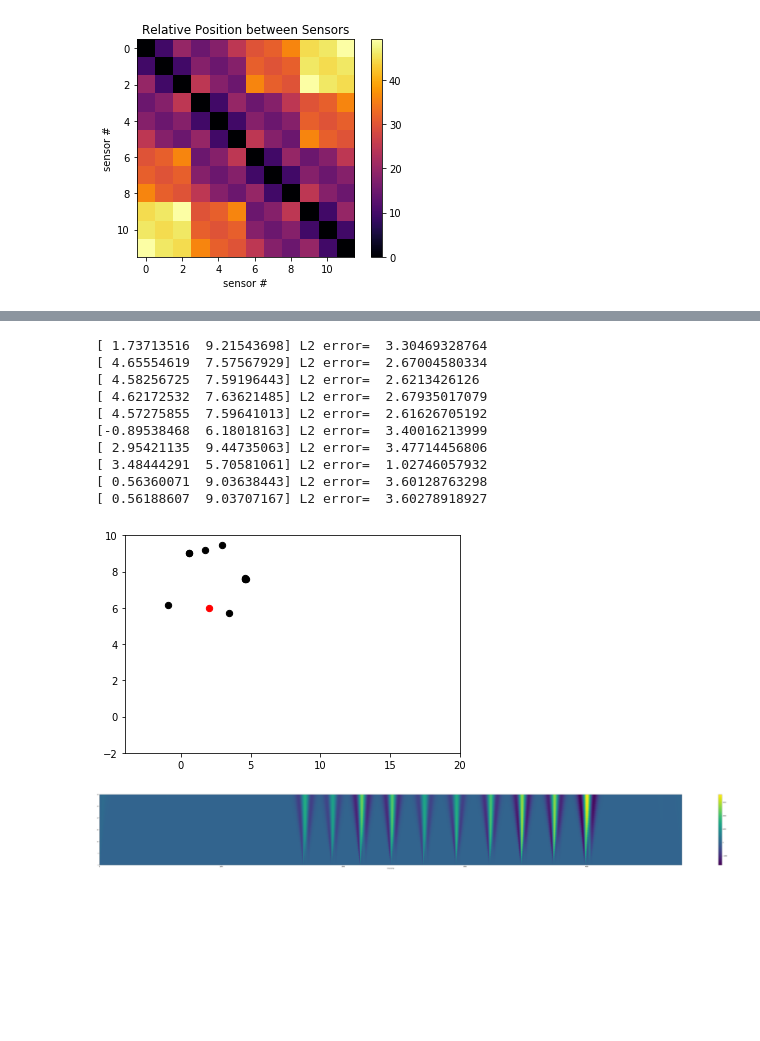
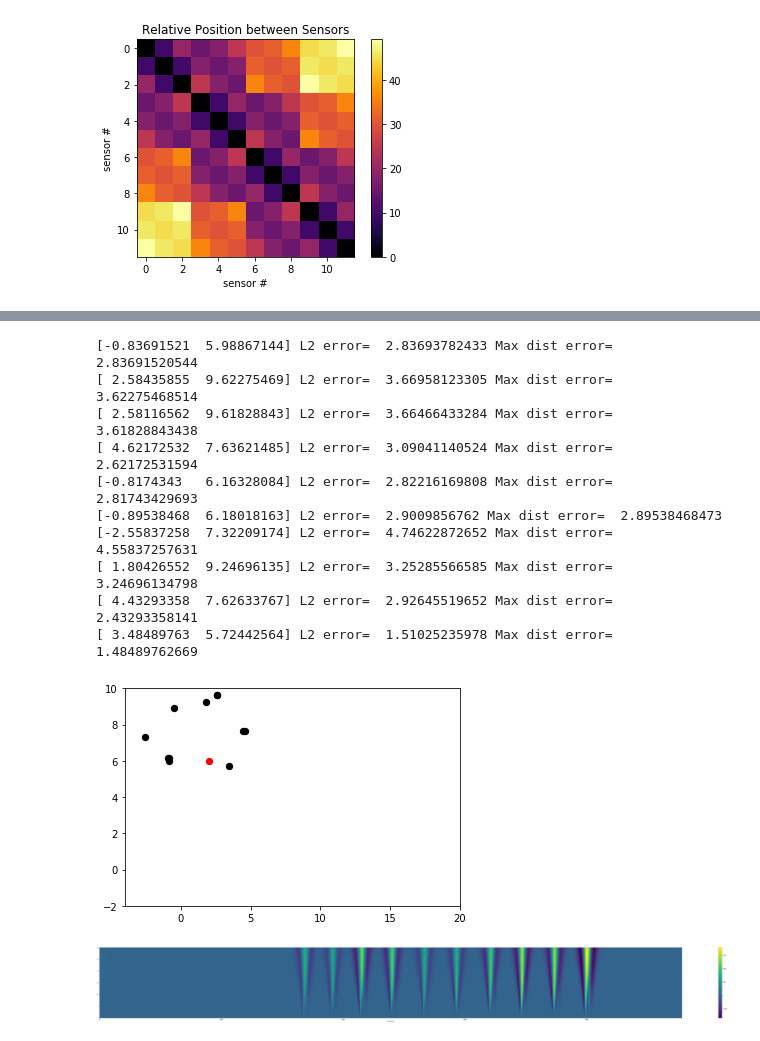
Before and after one commit to sarahaguasvivas/source-local-board, a Jupyter notebook: Source_Local_Method2.ipynb, the cells around one changed output, grey strips where cells are left out. Drawn from its saved outputs; the diff is of its cells as text; code cells hidden in the pictures; blank space fills up the shorter version.

```diff
--- a/Source_Local_Method2.ipynb
+++ b/Source_Local_Method2.ipynb
@@ -282,46 +310,48 @@ with open(f) as file: #this loop will be replaced by some pyserial readline inst
                 pair1= Breeding(listsens, 0) #sensor1 will start at 0
                 x1= Hash[1][0]
                 y1= Hash[1][1]
                 x2= Hash[pair1[0]+1][0]
                 y2= Hash[pair1[0]+1][1]
                 x3= Hash[pair1[1]+1][0]
                 y3= Hash[pair1[1]+1][1]
                 s1= sensdata1
                 s2= listsens[pair1[0]]
                 s3= listsens[pair1[1]]
                 ss1= listsens1[0]
                 ss2= listsens1[pair1[0]]
                 ss3= listsens1[pair1[1]]
 
                 t12= np.amax(np.correlate(np.asarray(ss1, dtype=np.float64),np.asarray(ss2, dtype=np.float64), mode='full'))
                 t23= np.amax(np.correlate(np.asarray(ss2, dtype=np.float64),np.asarray(ss3, dtype=np.float64), mode='full'))
                 t31= np.amax(np.correlate(np.asarray(ss3, dtype=np.float64),np.asarray(ss1, dtype=np.float64), mode='full'))
 
                 u,i= SourceLoc(float(s1),float(s2),float(s3),[.1,.1],x1,x2,x3,y1,y2,y3,t12,t23,t31,rtol=1e-20,maxit=50,
                                epsilon=1e-8,verbose= False)
 
                 pyplot.scatter(u[0], u[1], c='k', s=40)
                 pyplot.xlim(xmin= -4)
                 pyplot.xlim(xmax= 20)
                 pyplot.ylim(ymin= -2)
                 pyplot.ylim(ymax= 10)
-                error= ((u[0]-2.5)**2+ (u[1]-6)**2)**(1/2)
-                print(u, "L2 error= ", error)
+                target= np.array([2, 6])
+                l2error= np.linalg.norm(u-target)
+                inferror= np.linalg.norm(u-target, np.inf)
+                print(u, "L2 error= ", l2error, "Max dist error= ", inferror)
 
 pyplot.scatter(2, 6, c='r', s=40)
 pyplot.show()
 # %% [output]
-[ 1.73713516  9.21543698] L2 error=  3.30469328764
-[ 4.65554619  7.57567929] L2 error=  2.67004580334
-[ 4.58256725  7.59196443] L2 error=  2.6213426126
-[ 4.62172532  7.63621485] L2 error=  2.67935017079
-[ 4.57275855  7.59641013] L2 error=  2.61626705192
-[-0.89538468  6.18018163] L2 error=  3.40016213999
-[ 2.95421135  9.44735063] L2 error=  3.47714456806
-[ 3.48444291  5.70581061] L2 error=  1.02746057932
-[ 0.56360071  9.03638443] L2 error=  3.60128763298
-[ 0.56188607  9.03707167] L2 error=  3.60278918927
+[-0.83691521  5.98867144] L2 error=  2.83693782433 Max dist error=  2.83691520544
+[ 2.58435855  9.62275469] L2 error=  3.66958123305 Max dist error=  3.62275468514
+[ 2.58116562  9.61828843] L2 error=  3.66466433284 Max dist error=  3.61828843438
+[ 4.62172532  7.63621485] L2 error=  3.09041140524 Max dist error=  2.62172531594
+[-0.8174343   6.16328084] L2 error=  2.82216169808 Max dist error=  2.81743429693
+[-0.89538468  6.18018163] L2 error=  2.9009856762 Max dist error=  2.89538468473
+[-2.55837258  7.32209174] L2 error=  4.74622872652 Max dist error=  4.55837257631
+[ 1.80426552  9.24696135] L2 error=  3.25285566585 Max dist error=  3.24696134798
+[ 4.43293358  7.62633767] L2 error=  2.92645519652 Max dist error=  2.43293358141
+[ 3.48489763  5.72442564] L2 error=  1.51025235978 Max dist error=  1.48489762669
-[figure, old version]
+[figure, new version]
 # %%
 fig1=pyplot.figure(figsize=(100,10))
 widths = np.arange(1, 31)
```
Also changed, not shown: parts of 1 cell of this notebook.
